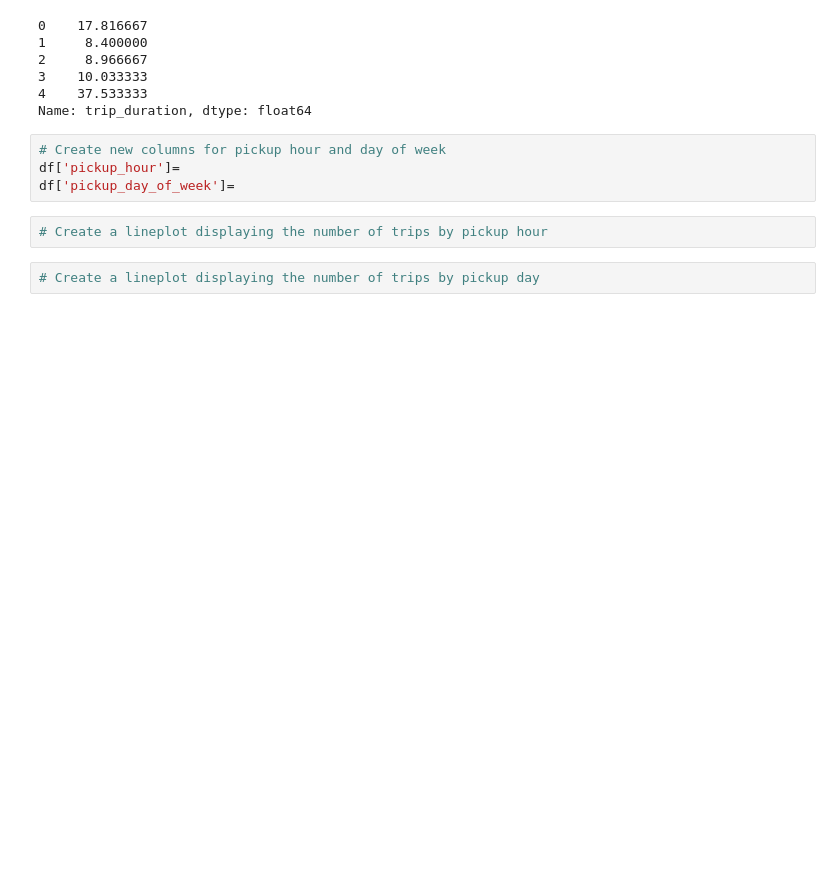
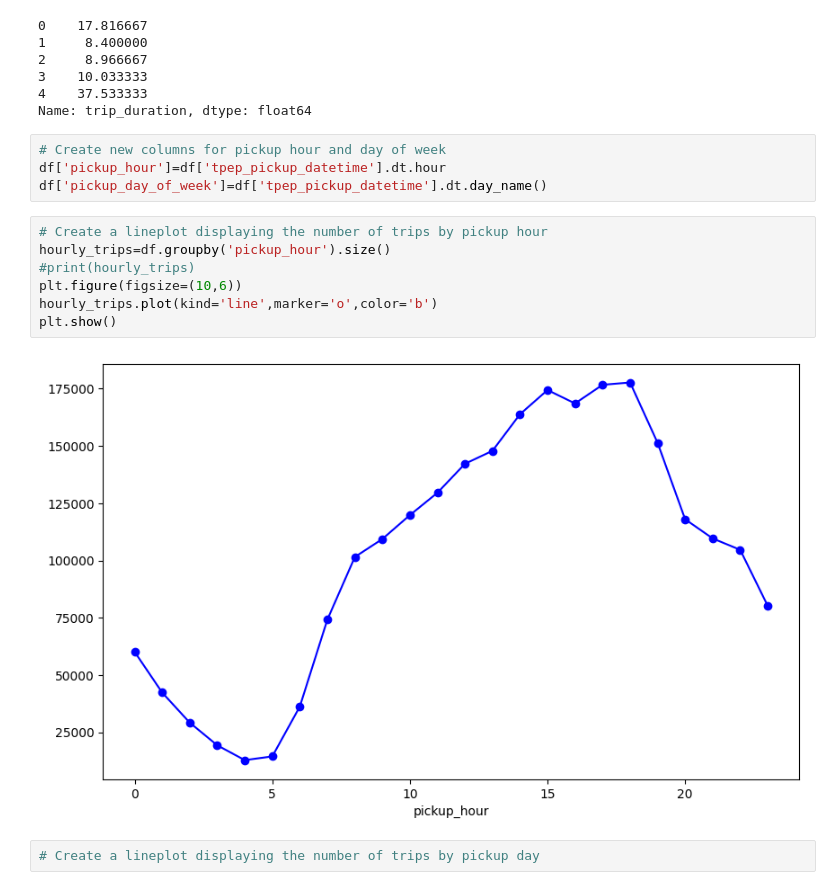
Before and after one commit to hlee014e/ucsd-mle-bootcamp, a Jupyter notebook: Student_MLE_MiniProject_EDA.ipynb, the cells around one changed output. Saved outputs shown, nothing was run; the diff lists cells and outputs as text; blank space fills up the shorter version.

```diff
--- a/Student_MLE_MiniProject_EDA.ipynb
+++ b/Student_MLE_MiniProject_EDA.ipynb
@@ -115,10 +115,17 @@ print(df['trip_duration'].head())
 Name: trip_duration, dtype: float64
 # %%
 # Create new columns for pickup hour and day of week
-df['pickup_hour']=
-df['pickup_day_of_week']=
+df['pickup_hour']=df['tpep_pickup_datetime'].dt.hour
+df['pickup_day_of_week']=df['tpep_pickup_datetime'].dt.day_name()
 # %%
 # Create a lineplot displaying the number of trips by pickup hour
+hourly_trips=df.groupby('pickup_hour').size()
+#print(hourly_trips)
+plt.figure(figsize=(10,6))
+hourly_trips.plot(kind='line',marker='o',color='b')
+plt.show()
+# %% [output]
+[figure, added]
 # %%
 # Create a lineplot displaying the number of trips by pickup day
 # %% [markdown]
```
